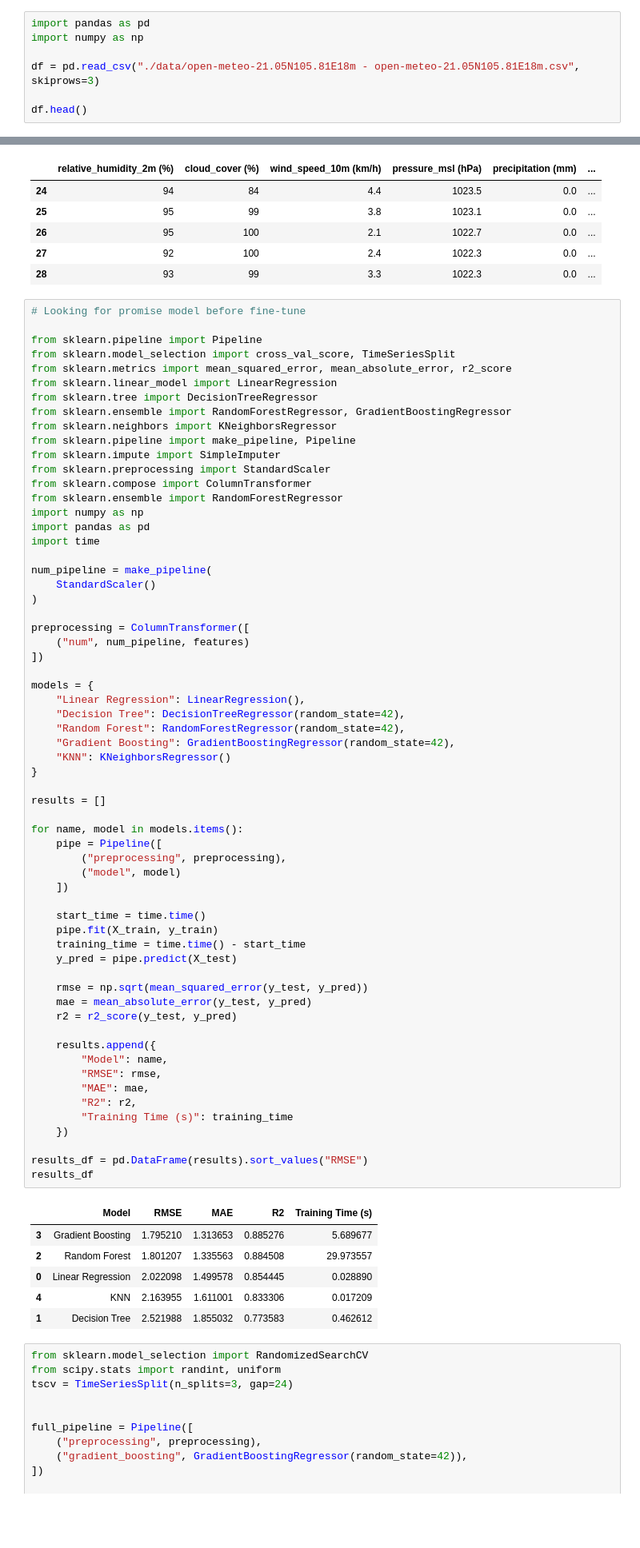
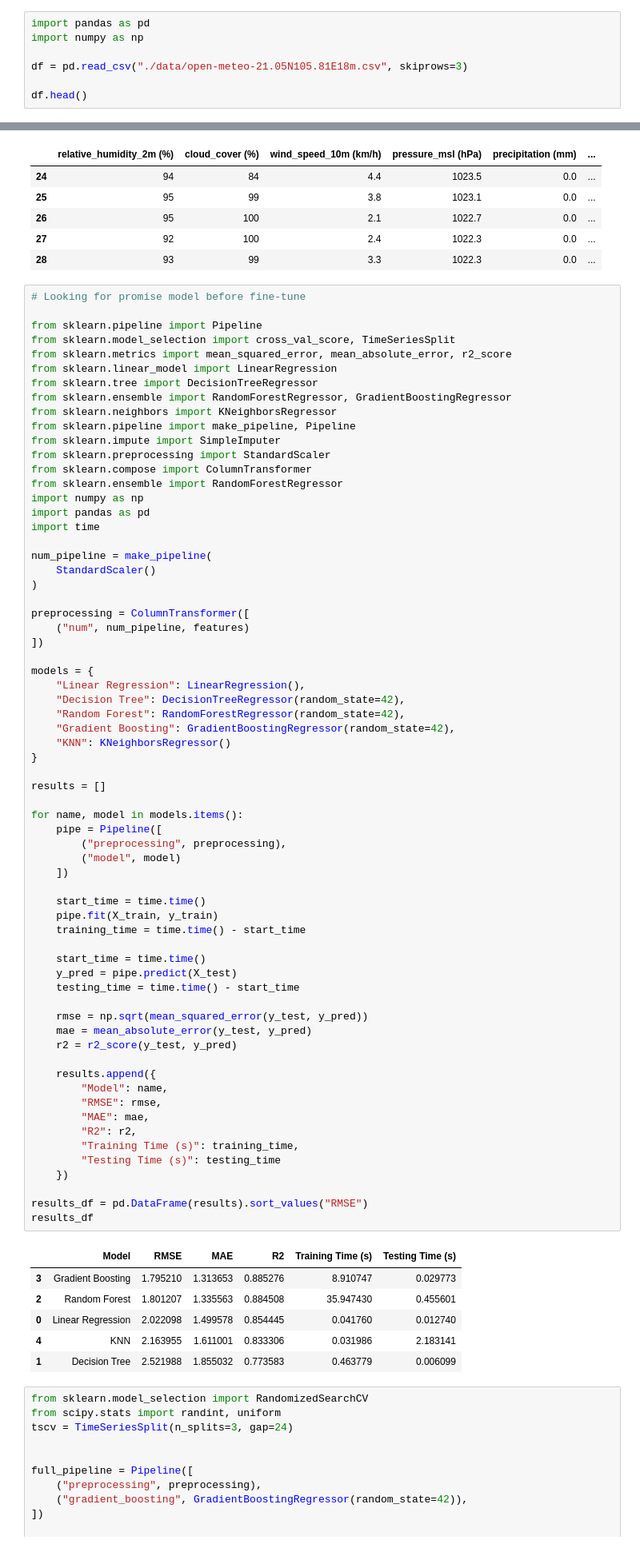
Before and after one commit to NamTe/MLE501_MSA36HN, a Jupyter notebook: temperature_prediction.ipynb, the cells around one changed output, grey strips where cells are left out. Shown at 80% size. Saved outputs shown, nothing was run; the diff lists cells and outputs as text; blank space fills up the shorter version.

```diff
--- a/temperature_prediction.ipynb
+++ b/temperature_prediction.ipynb
@@ -2,7 +2,7 @@
 import pandas as pd
 import numpy as np
 
-df = pd.read_csv("./data/open-meteo-21.05N105.81E18m - open-meteo-21.05N105.81E18m.csv", skiprows=3)
+df = pd.read_csv("./data/open-meteo-21.05N105.81E18m.csv", skiprows=3)
 
 df.head()
 # %% [output]
@@ -152,40 +152,44 @@ models = {
     "KNN": KNeighborsRegressor()
 }
 
 results = []
 
 for name, model in models.items():
     pipe = Pipeline([
         ("preprocessing", preprocessing),
         ("model", model)
     ])
 
     start_time = time.time()
     pipe.fit(X_train, y_train)
     training_time = time.time() - start_time
+
+    start_time = time.time()
     y_pred = pipe.predict(X_test)
+    testing_time = time.time() - start_time
 
     rmse = np.sqrt(mean_squared_error(y_test, y_pred))
     mae = mean_absolute_error(y_test, y_pred)
     r2 = r2_score(y_test, y_pred)
 
     results.append({
         "Model": name,
         "RMSE": rmse,
         "MAE": mae,
         "R2": r2,
-        "Training Time (s)": training_time
+        "Training Time (s)": training_time,
+        "Testing Time (s)": testing_time
     })
 
 results_df = pd.DataFrame(results).sort_values("RMSE")
 results_df
 # %% [output]
-|  | Model | RMSE | MAE | R2 | Training Time (s) |
-| 3 | Gradient Boosting | 1.795210 | 1.313653 | 0.885276 | 5.689677 |
-| 2 | Random Forest | 1.801207 | 1.335563 | 0.884508 | 29.973557 |
-| 0 | Linear Regression | 2.022098 | 1.499578 | 0.854445 | 0.028890 |
-| 4 | KNN | 2.163955 | 1.611001 | 0.833306 | 0.017209 |
-| 1 | Decision Tree | 2.521988 | 1.855032 | 0.773583 | 0.462612 |
+|  | Model | RMSE | MAE | R2 | Training Time (s) | Testing Time (s) |
+| 3 | Gradient Boosting | 1.795210 | 1.313653 | 0.885276 | 8.910747 | 0.029773 |
+| 2 | Random Forest | 1.801207 | 1.335563 | 0.884508 | 35.947430 | 0.455601 |
+| 0 | Linear Regression | 2.022098 | 1.499578 | 0.854445 | 0.041760 | 0.012740 |
+| 4 | KNN | 2.163955 | 1.611001 | 0.833306 | 0.031986 | 2.183141 |
+| 1 | Decision Tree | 2.521988 | 1.855032 | 0.773583 | 0.463779 | 0.006099 |
 # %%
 from sklearn.model_selection import RandomizedSearchCV
 from scipy.stats import randint, uniform
```
Also changed, not shown: 1 other file.
